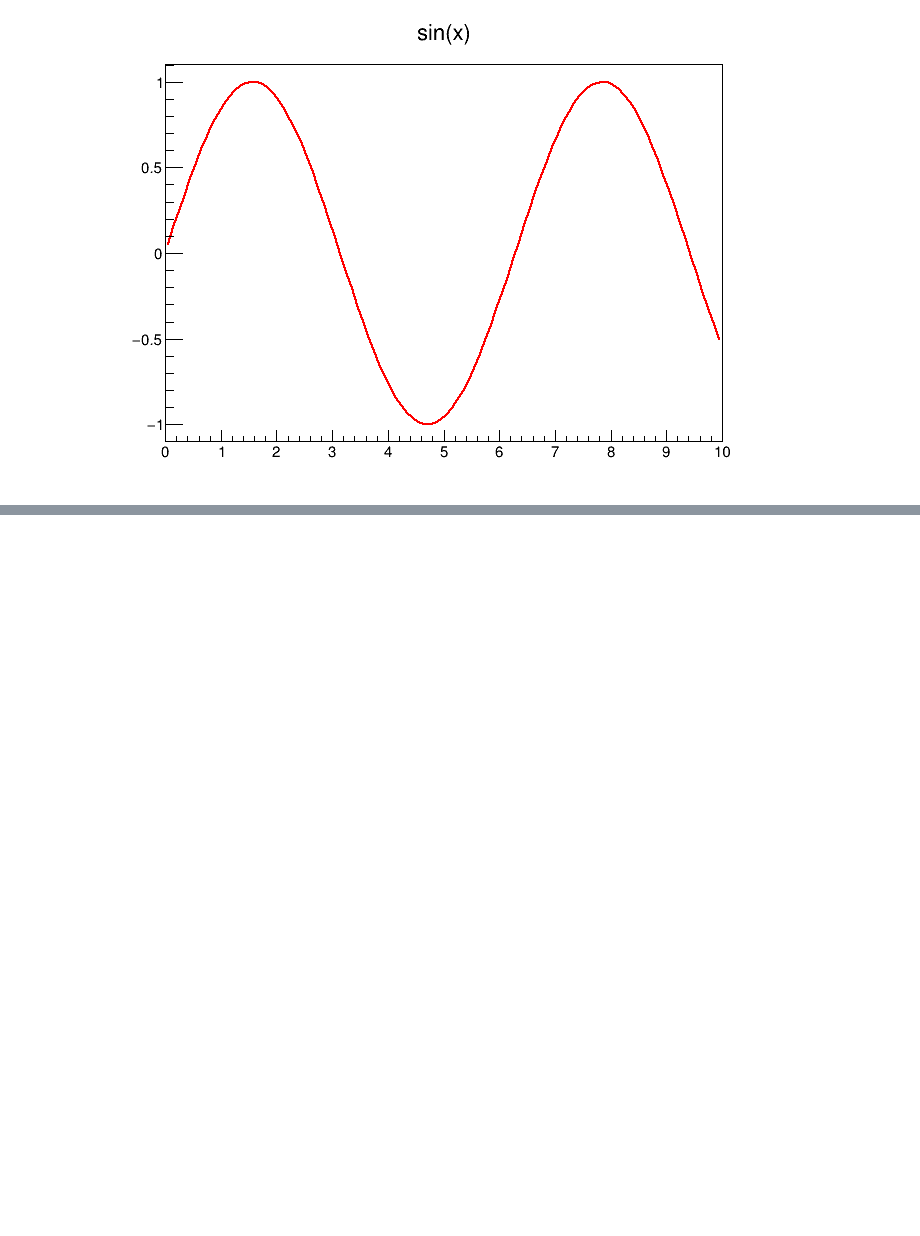
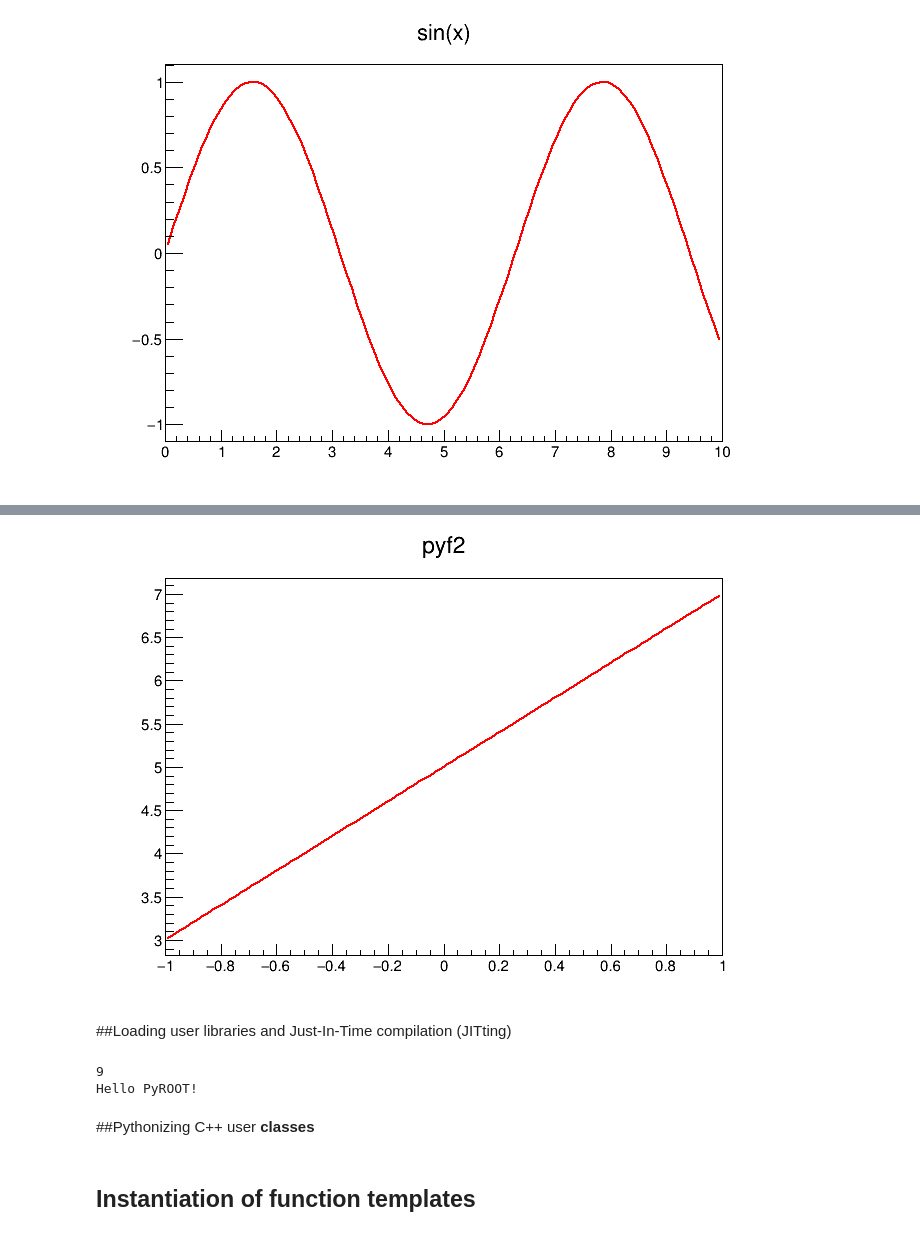
Before and after one commit to YaXun112/Bell2, a Jupyter notebook: ROOT基本使用.ipynb, the cells around one changed output, grey strips where cells are left out. Saved outputs shown, nothing was run; the diff lists cells and outputs as text; code cells hidden in the pictures; blank space fills up the shorter version.

```diff
--- a/ROOT基本使用.ipynb
+++ b/ROOT基本使用.ipynb
@@ -147,0 +278,43 @@ c.Draw()
+# %%
+class Linear:
+    def __call__(self, arr, par):
+        return par[0] + arr[0]*par[1]
+
+# create a linear function with offset 5, and pitch 2
+l = Linear()
+f = ROOT.TF1('pyf2', l, -1., 1., 2)
+f.SetParameters(5., 2.)
+
+# plot the function
+c = ROOT.TCanvas()
+f.Draw()
+c.Draw()
+# %% [output]
+[figure, added]
+# %% [markdown]
+##Loading user libraries and Just-In-Time compilation (JITting)
+# %%
+# Write some C++ code in a string
+cpp_code = """
+// Function definition
+int f(int i) { return i*i; }
+
+// Class definition
+class A {
+public:
+    A() { cout << "Hello PyROOT!" << endl; }
+};
+"""
+
+# Inject the code in the ROOT interpreter
+ROOT.gInterpreter.ProcessLine(cpp_code)
+
+# We find all the C++ entities in Python, right away!
+a = ROOT.A()   # prints Hello PyROOT!
+x = ROOT.f(3)  # x = 9
+print(x)
+# %% [output]
+9
+Hello PyROOT!
+# %% [markdown]
+##Pythonizing C++ user **classes**
@@ -147,0 +327,2 @@ c.Draw()
+# %% [markdown]
+## Instantiation of function templates
```
Also changed, not shown: parts of 33 cells of this notebook.
